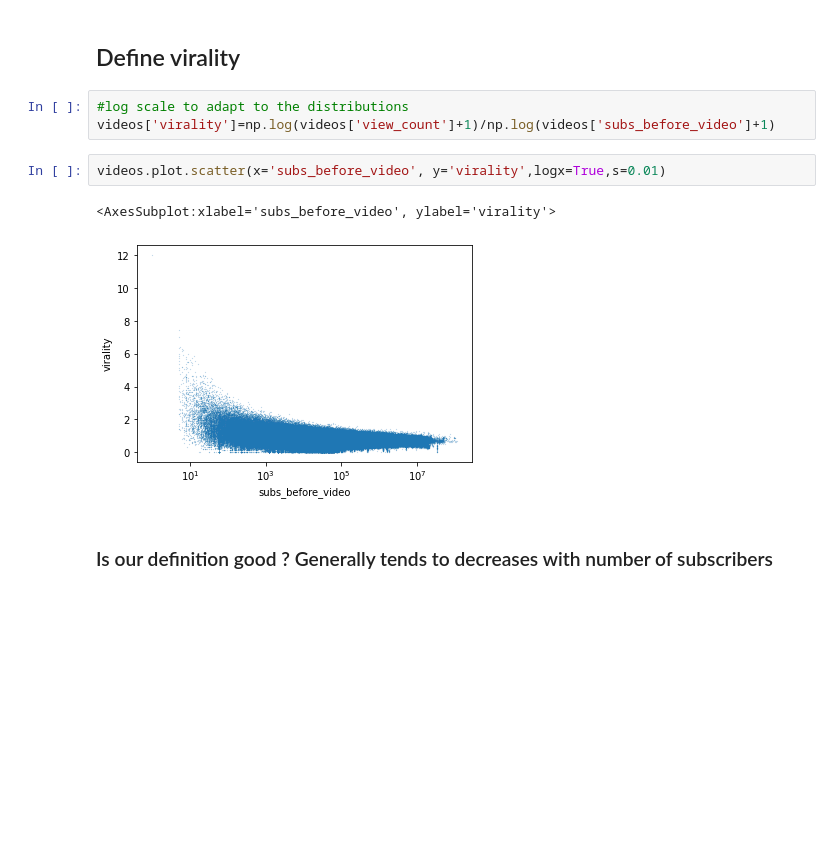
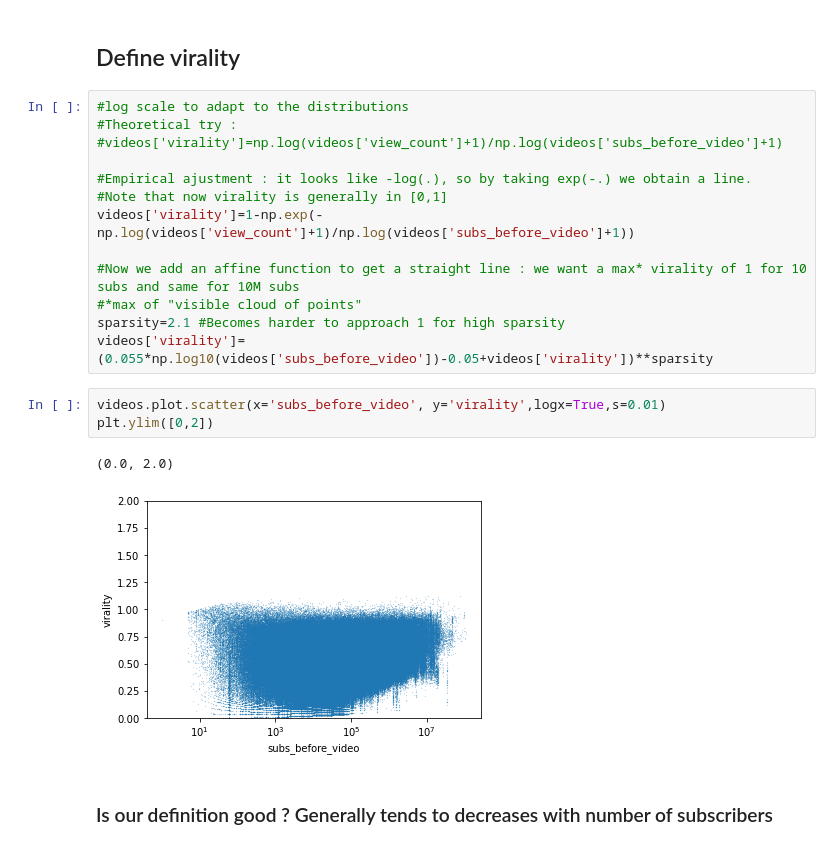
Before and after one commit to epfl-ada/ada-2022-project-fraisetagadaofficial, a Jupyter notebook: RandomForest.ipynb, the cells around one changed output. Cells and saved outputs as stored; diff of their text form; blank space fills up the shorter version.

Commit message:
Empirical ajustment of virality
Now virality is in [0,1] , mostly concentrated around 0.5 and there exist values approaching 1 for every number of subscribers.

```diff
--- a/RandomForest.ipynb
+++ b/RandomForest.ipynb
@@ -31,12 +32,23 @@ videos
 ## Define virality
 # %%
 #log scale to adapt to the distributions
-videos['virality']=np.log(videos['view_count']+1)/np.log(videos['subs_before_video']+1)
+#Theoretical try :
+#videos['virality']=np.log(videos['view_count']+1)/np.log(videos['subs_before_video']+1)
+
+#Empirical ajustment : it looks like -log(.), so by taking exp(-.) we obtain a line.
+#Note that now virality is generally in [0,1]
+videos['virality']=1-np.exp(-np.log(videos['view_count']+1)/np.log(videos['subs_before_video']+1))
+
+#Now we add an affine function to get a straight line : we want a max* virality of 1 for 10 subs and same for 10M subs
+#*max of "visible cloud of points"
+sparsity=2.1 #Becomes harder to approach 1 for high sparsity
+videos['virality']=(0.055*np.log10(videos['subs_before_video'])-0.05+videos['virality'])**sparsity
 # %%
 videos.plot.scatter(x='subs_before_video', y='virality',logx=True,s=0.01)
+plt.ylim([0,2])
 # %% [output]
-<AxesSubplot:xlabel='subs_before_video', ylabel='virality'>
+(0.0, 2.0)
-[figure, old version]
+[figure, new version]
 # %% [markdown]
 ### Is our definition good ? Generally tends to decreases with number of subscribers
 # %%
```
Also changed, not shown: parts of 5 cells of this notebook.
